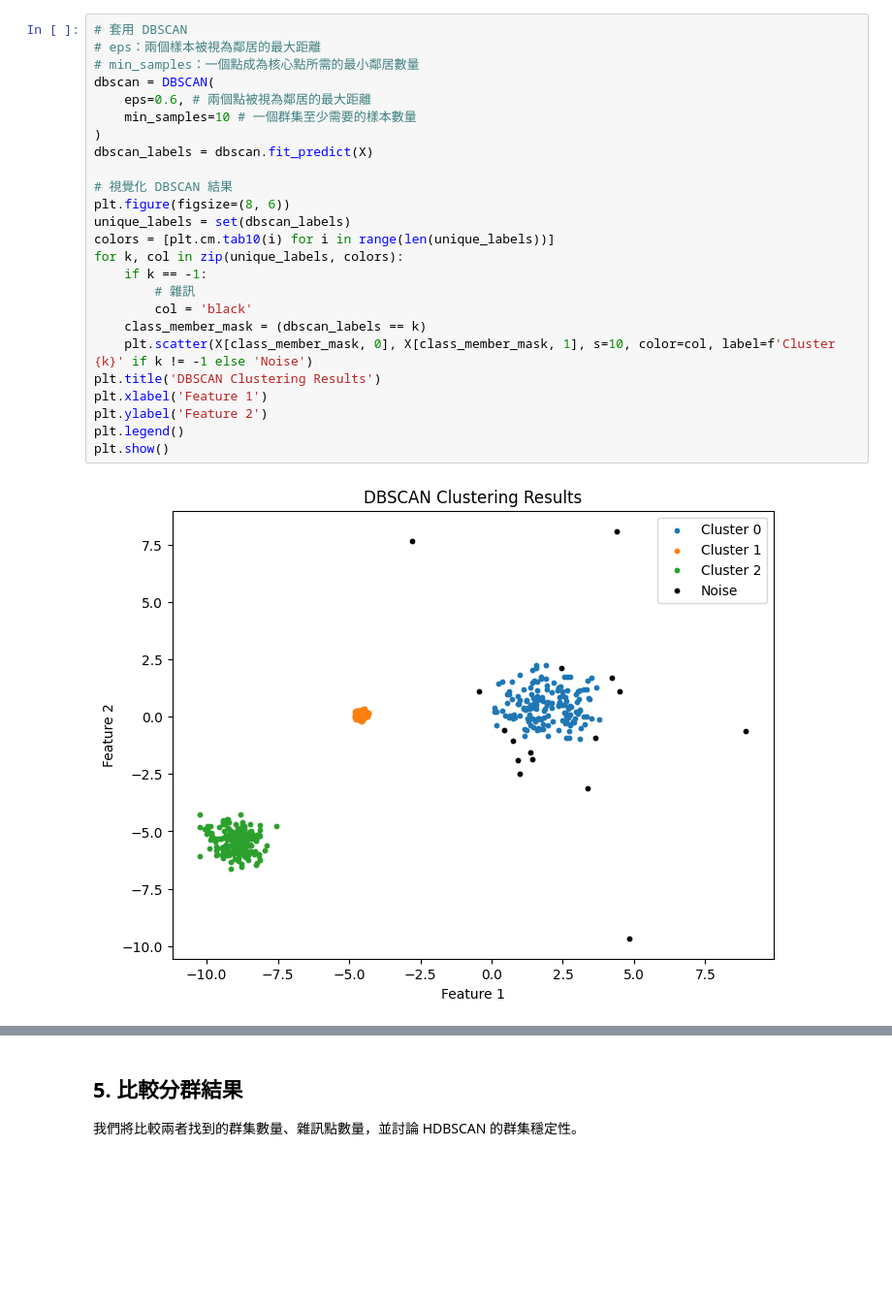
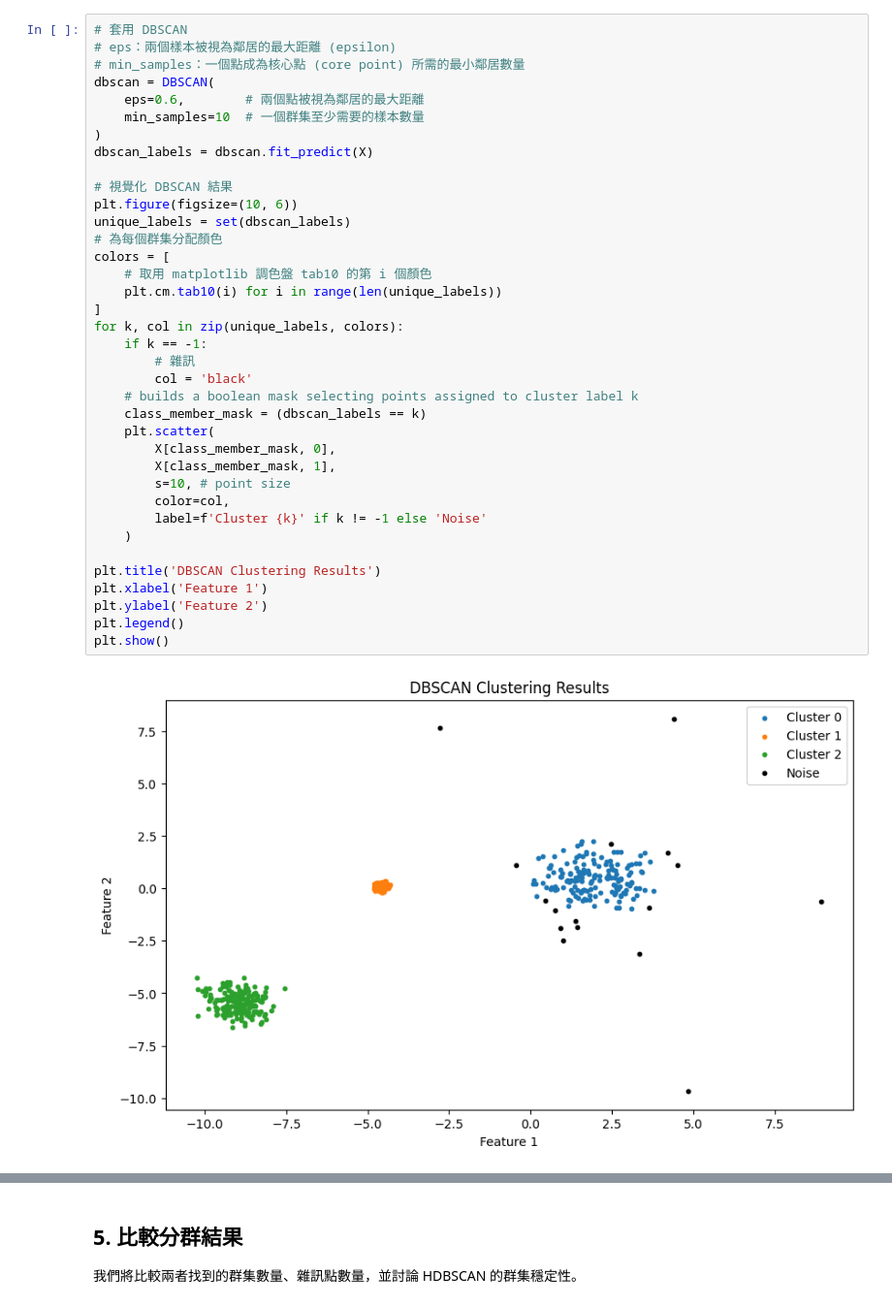
Before and after one commit to jonascheng/anomalyebook, a Jupyter notebook: 02_dbscan-vs-hdbscan.ipynb, the cells around one changed output, grey strips where cells are left out. Shown at 97% size. Saved outputs shown, nothing was run; the diff lists cells and outputs as text; blank space fills up the shorter version.

```diff
--- a/02_dbscan-vs-hdbscan.ipynb
+++ b/02_dbscan-vs-hdbscan.ipynb
@@ -65,28 +80,40 @@ DBSCAN 會將密度較高區域的點分為同一群，並將低密度區域的
 # %%
 # 套用 DBSCAN
-# eps：兩個樣本被視為鄰居的最大距離
-# min_samples：一個點成為核心點所需的最小鄰居數量
+# eps：兩個樣本被視為鄰居的最大距離 (epsilon)
+# min_samples：一個點成為核心點 (core point) 所需的最小鄰居數量
 dbscan = DBSCAN(
-    eps=0.6, # 兩個點被視為鄰居的最大距離
-    min_samples=10 # 一個群集至少需要的樣本數量
+    eps=0.6,        # 兩個點被視為鄰居的最大距離
+    min_samples=10  # 一個群集至少需要的樣本數量
 )
 dbscan_labels = dbscan.fit_predict(X)
 
 # 視覺化 DBSCAN 結果
-plt.figure(figsize=(8, 6))
+plt.figure(figsize=(10, 6))
 unique_labels = set(dbscan_labels)
-colors = [plt.cm.tab10(i) for i in range(len(unique_labels))]
+# 為每個群集分配顏色
+colors = [
+    # 取用 matplotlib 調色盤 tab10 的第 i 個顏色
+    plt.cm.tab10(i) for i in range(len(unique_labels))
+]
 for k, col in zip(unique_labels, colors):
     if k == -1:
         # 雜訊
         col = 'black'
+    # builds a boolean mask selecting points assigned to cluster label k
     class_member_mask = (dbscan_labels == k)
-    plt.scatter(X[class_member_mask, 0], X[class_member_mask, 1], s=10, color=col, label=f'Cluster {k}' if k != -1 else 'Noise')
+    plt.scatter(
+        X[class_member_mask, 0],
+        X[class_member_mask, 1],
+        s=10, # point size
+        color=col,
+        label=f'Cluster {k}' if k != -1 else 'Noise'
+    )
+
 plt.title('DBSCAN Clustering Results')
 plt.xlabel('Feature 1')
 plt.ylabel('Feature 2')
 plt.legend()
 plt.show()
 # %% [output]
-[figure, old version]
+[figure, new version]
 # %% [markdown]
```
Also changed, not shown: parts of 15 cells of this notebook, 1 other file.
